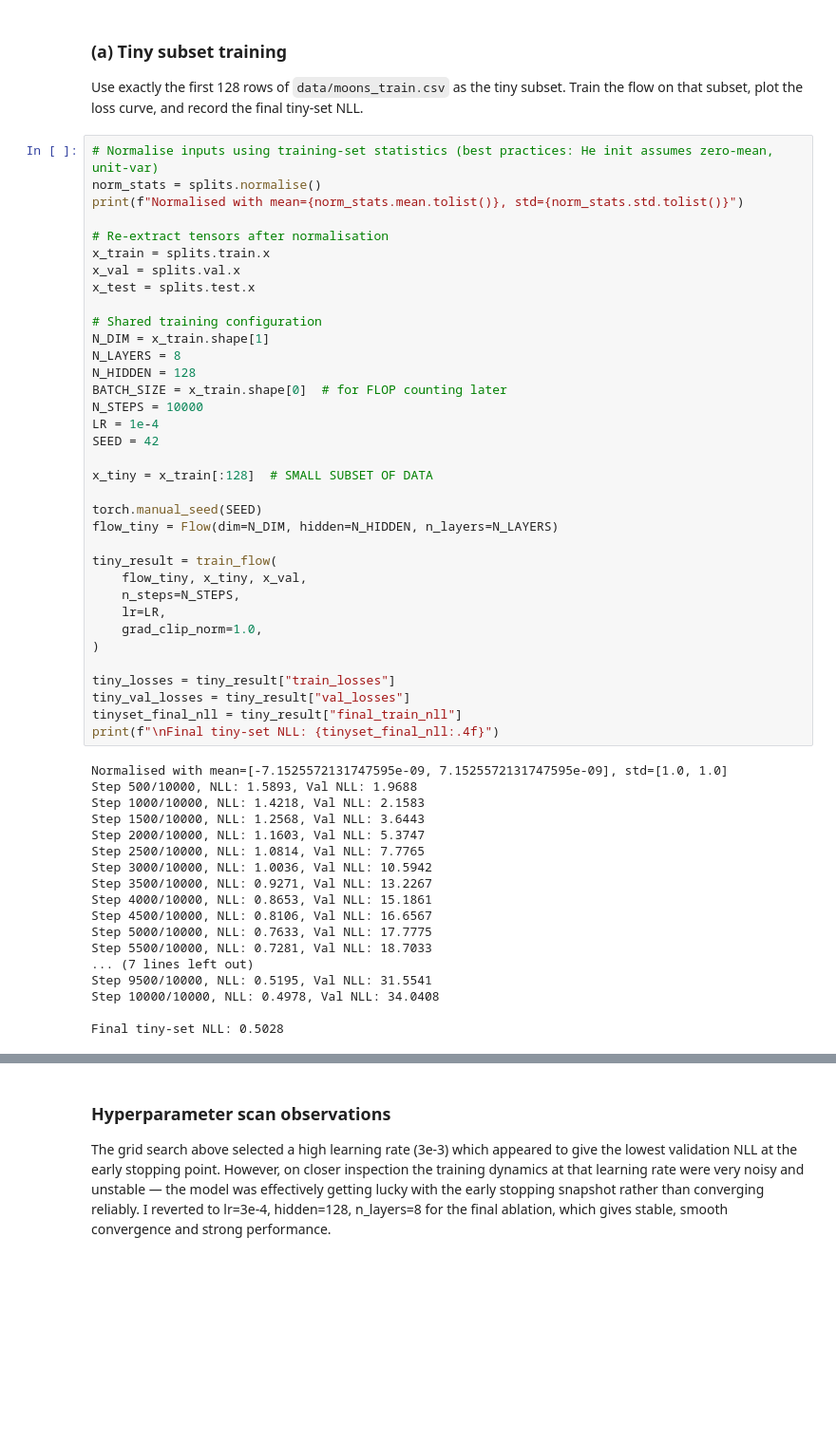
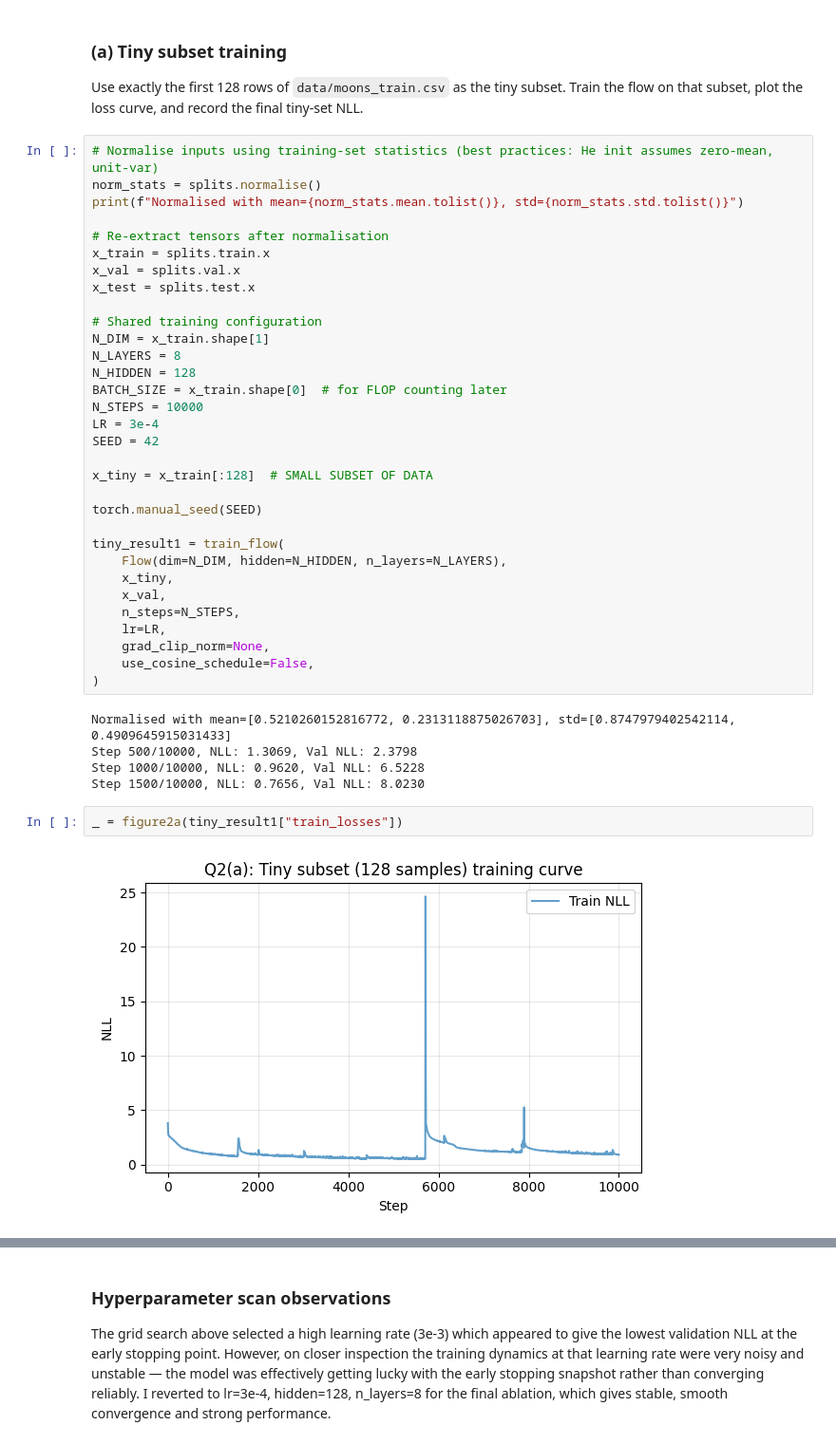
Before and after one commit to rowan-dauria/m2-coursework, a Jupyter notebook: coursework.ipynb, the cells around one changed output, grey strips where cells are left out. Shown at 95% size. Saved outputs shown, nothing was run; the diff lists cells and outputs as text; blank space fills up the shorter version.

```diff
--- a/coursework.ipynb
+++ b/coursework.ipynb
@@ -162,40 +162,28 @@ N_LAYERS = 8
 N_HIDDEN = 128
 BATCH_SIZE = x_train.shape[0]  # for FLOP counting later
 N_STEPS = 10000
-LR = 1e-4
+LR = 3e-4
 SEED = 42
 
 x_tiny = x_train[:128]  # SMALL SUBSET OF DATA
 
 torch.manual_seed(SEED)
-flow_tiny = Flow(dim=N_DIM, hidden=N_HIDDEN, n_layers=N_LAYERS)
 
-tiny_result = train_flow(
-    flow_tiny, x_tiny, x_val,
+tiny_result1 = train_flow(
+    Flow(dim=N_DIM, hidden=N_HIDDEN, n_layers=N_LAYERS),
+    x_tiny,
+    x_val,
     n_steps=N_STEPS,
     lr=LR,
-    grad_clip_norm=1.0,
+    grad_clip_norm=None,
+    use_cosine_schedule=False,
 )
-
-tiny_losses = tiny_result["train_losses"]
-tiny_val_losses = tiny_result["val_losses"]
-tinyset_final_nll = tiny_result["final_train_nll"]
-print(f"\nFinal tiny-set NLL: {tinyset_final_nll:.4f}")
 # %% [output]
-Normalised with mean=[-7.1525572131747595e-09, 7.1525572131747595e-09], std=[1.0, 1.0]
-Step 500/10000, NLL: 1.5893, Val NLL: 1.9688
-Step 1000/10000, NLL: 1.4218, Val NLL: 2.1583
-Step 1500/10000, NLL: 1.2568, Val NLL: 3.6443
-Step 2000/10000, NLL: 1.1603, Val NLL: 5.3747
-Step 2500/10000, NLL: 1.0814, Val NLL: 7.7765
-Step 3000/10000, NLL: 1.0036, Val NLL: 10.5942
-Step 3500/10000, NLL: 0.9271, Val NLL: 13.2267
-Step 4000/10000, NLL: 0.8653, Val NLL: 15.1861
-Step 4500/10000, NLL: 0.8106, Val NLL: 16.6567
-Step 5000/10000, NLL: 0.7633, Val NLL: 17.7775
-Step 5500/10000, NLL: 0.7281, Val NLL: 18.7033
-... (7 lines left out)
-Step 9500/10000, NLL: 0.5195, Val NLL: 31.5541
-Step 10000/10000, NLL: 0.4978, Val NLL: 34.0408
-
-Final tiny-set NLL: 0.5028
+Normalised with mean=[0.5210260152816772, 0.2313118875026703], std=[0.8747979402542114, 0.4909645915031433]
+Step 500/10000, NLL: 1.3069, Val NLL: 2.3798
+Step 1000/10000, NLL: 0.9620, Val NLL: 6.5228
+Step 1500/10000, NLL: 0.7656, Val NLL: 8.0230
+# %%
+_ = figure2a(tiny_result1["train_losses"])
+# %% [output]
+[figure, added]
```
Also changed, not shown: parts of 31 cells of this notebook, 5 other files.
